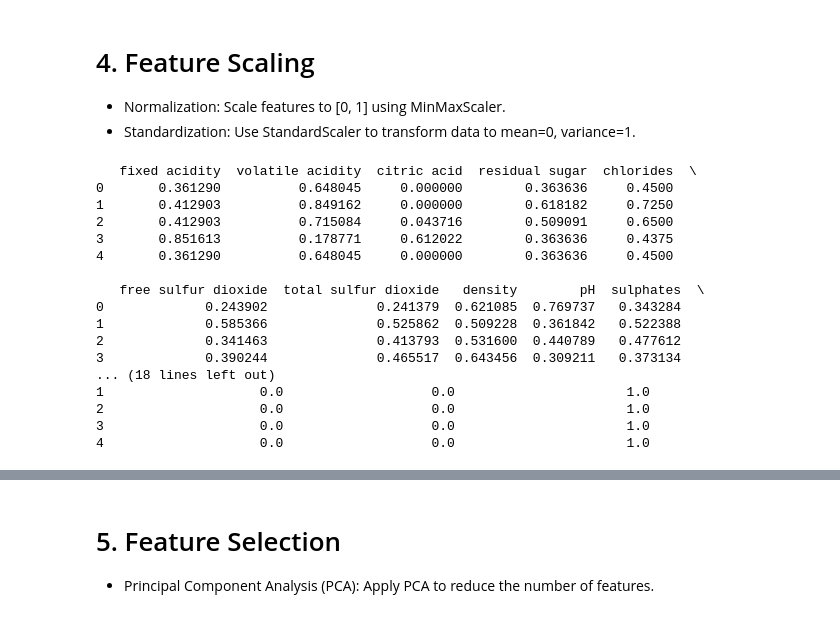
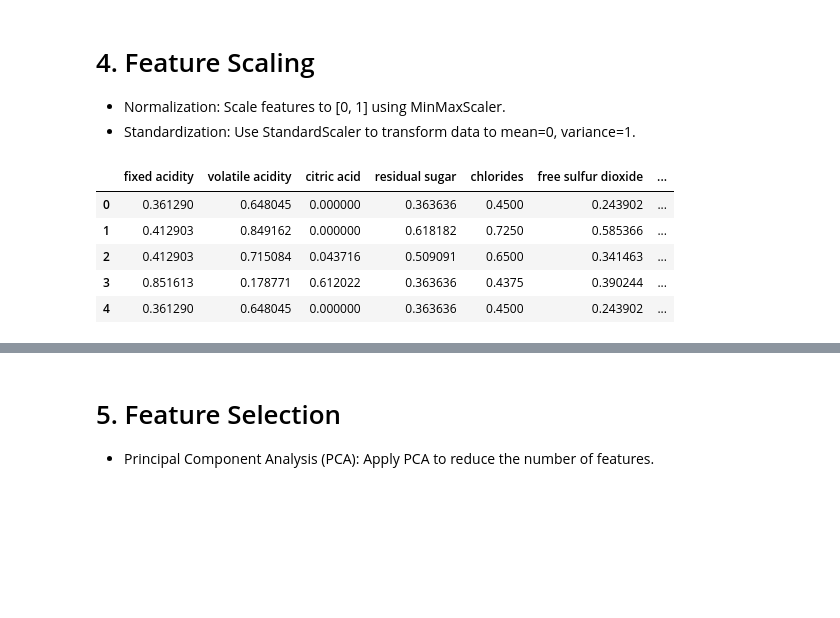
Before and after one commit to M0h1tkumar/mlw-2-DEEP-LEARNING-, a Jupyter notebook: Lab_Assignment_01.ipynb, the cells around one changed output, grey strips where cells are left out. Cells and saved outputs as stored; diff of their text form; code cells hidden in the pictures; blank space fills up the shorter version.

```diff
--- a/Lab_Assignment_01.ipynb
+++ b/Lab_Assignment_01.ipynb
@@ -193,25 +167,14 @@ numerical_cols_to_scale = ['fixed acidity', 'volatile acidity', 'citric acid', '
 
 # Fit the scaler on the numerical features and transform them
 data[numerical_cols_to_scale] = scaler.fit_transform(data[numerical_cols_to_scale])
-
-# Display the updated data with scaled features
-print(data.head())
-# %% [output]
-   fixed acidity  volatile acidity  citric acid  residual sugar  chlorides  \
-0       0.361290          0.648045     0.000000        0.363636     0.4500
-1       0.412903          0.849162     0.000000        0.618182     0.7250
-2       0.412903          0.715084     0.043716        0.509091     0.6500
-3       0.851613          0.178771     0.612022        0.363636     0.4375
-4       0.361290          0.648045     0.000000        0.363636     0.4500
-
-   free sulfur dioxide  total sulfur dioxide   density        pH  sulphates  \
-0             0.243902              0.241379  0.621085  0.769737   0.343284
-1             0.585366              0.525862  0.509228  0.361842   0.522388
-2             0.341463              0.413793  0.531600  0.440789   0.477612
-3             0.390244              0.465517  0.643456  0.309211   0.373134
-... (18 lines left out)
-1                    0.0                   0.0                      1.0
-2                    0.0                   0.0                      1.0
-3                    0.0                   0.0                      1.0
-4                    0.0                   0.0                      1.0
+# %%
+# Display the updated data with scaled features
+data.head()
+# %% [output]
+|  | fixed acidity | volatile acidity | citric acid | residual sugar | chlorides | free sulfur dioxide | ... |
+| 0 | 0.361290 | 0.648045 | 0.000000 | 0.363636 | 0.4500 | 0.243902 | ... |
+| 1 | 0.412903 | 0.849162 | 0.000000 | 0.618182 | 0.7250 | 0.585366 | ... |
+| 2 | 0.412903 | 0.715084 | 0.043716 | 0.509091 | 0.6500 | 0.341463 | ... |
+| 3 | 0.851613 | 0.178771 | 0.612022 | 0.363636 | 0.4375 | 0.390244 | ... |
+| 4 | 0.361290 | 0.648045 | 0.000000 | 0.363636 | 0.4500 | 0.243902 | ... |
 # %%
```
Also changed, not shown: parts of 8 cells of this notebook.
